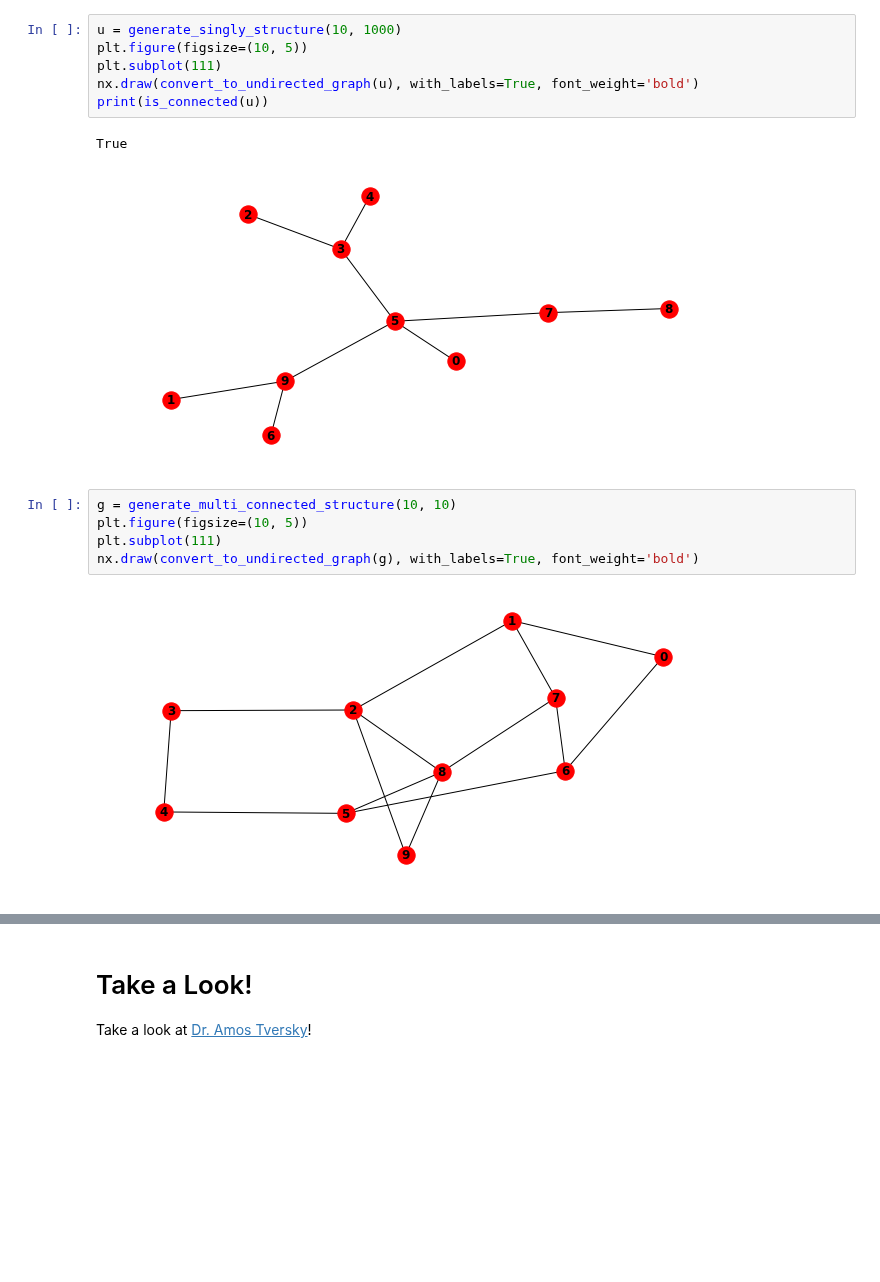
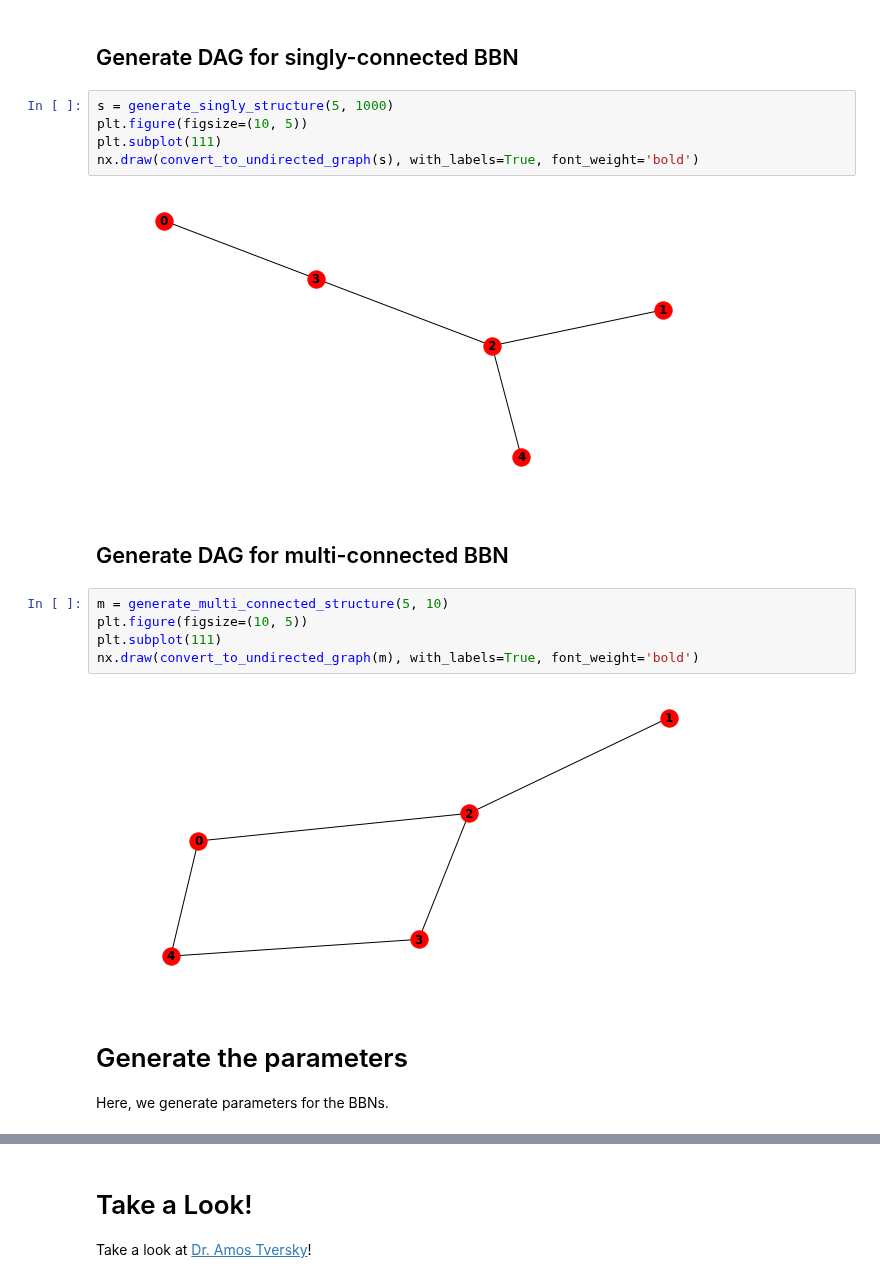
Before and after one commit to vangj/ds, a Jupyter notebook: generate-random-bbn.ipynb, the cells around one changed output, grey strips where cells are left out. Drawn from its saved outputs; the diff is of its cells as text; blank space fills up the shorter version.

```diff
--- a/generate-random-bbn.ipynb
+++ b/generate-random-bbn.ipynb
@@ -101,19 +158,25 @@ def generate_singly_structure(n, max_iter=10):
                     else:
                         g.remove_edge(i, j)
     return g
+# %% [markdown]
+## Generate DAG for singly-connected BBN
 # %%
-u = generate_singly_structure(10, 1000)
+s = generate_singly_structure(5, 1000)
 plt.figure(figsize=(10, 5))
 plt.subplot(111)
-nx.draw(convert_to_undirected_graph(u), with_labels=True, font_weight='bold')
-print(is_connected(u))
+nx.draw(convert_to_undirected_graph(s), with_labels=True, font_weight='bold')
 # %% [output]
-True
-[figure, old version]
+[figure, new version]
+# %% [markdown]
+## Generate DAG for multi-connected BBN
 # %%
-g = generate_multi_connected_structure(10, 10)
+m = generate_multi_connected_structure(5, 10)
 plt.figure(figsize=(10, 5))
 plt.subplot(111)
-nx.draw(convert_to_undirected_graph(g), with_labels=True, font_weight='bold')
+nx.draw(convert_to_undirected_graph(m), with_labels=True, font_weight='bold')
 # %% [output]
-[figure, old version]
+[figure, new version]
+# %% [markdown]
+# Generate the parameters
+
+Here, we generate parameters for the BBNs.
```
Also changed, not shown: parts of 18 cells of this notebook, 1 other file.
